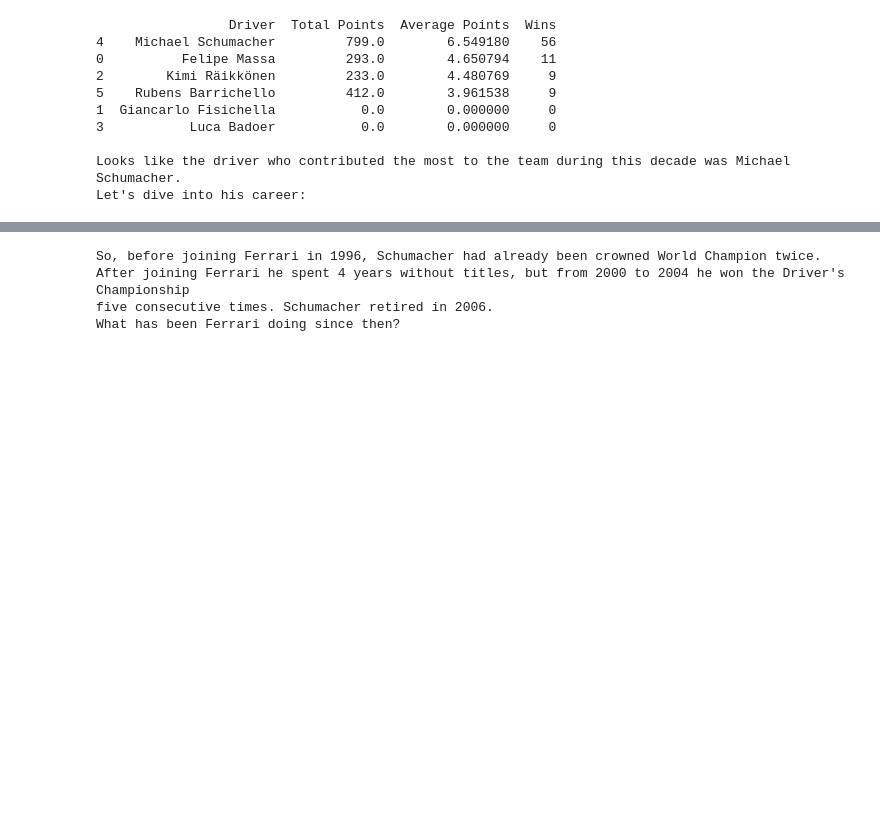
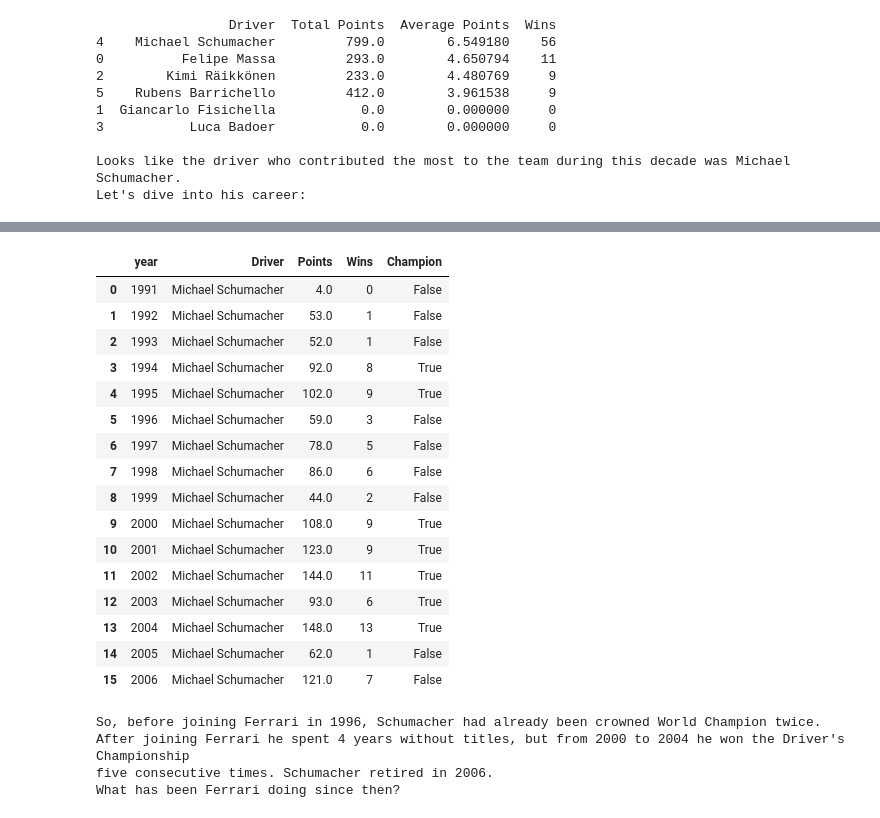
Before and after one commit to pablogalleg/python_assignment, a Jupyter notebook: group_assignment.ipynb, the cells around one changed output, grey strips where cells are left out. Drawn from its saved outputs; the diff is of its cells as text; code cells hidden in the pictures; blank space fills up the shorter version.

```diff
--- a/group_assignment.ipynb
+++ b/group_assignment.ipynb
@@ -939,3 +874,50 @@ Let's quickly check during what years Schumacher was the champion:
+# %%
+schumacher_data = df[
+    (df['driver'] == 'Michael Schumacher') &
+    (df['year'].between(1991, 2006))
+]
+
+schumacher_summary = schumacher_data.groupby('year').agg({
+    'points': 'sum',  # Total points per year
+    'final_position': lambda x: (x == 1).sum()  # Total wins per year
+}).reset_index()
+
+schumacher_summary.rename(columns={
+    'points': 'Points',
+    'final_position': 'Wins'
+}, inplace=True)
+
+points_by_driver_year = f1_data.groupby(['driver', 'year'])['points'].sum().reset_index()
+driver_champions = points_by_driver_year.loc[points_by_driver_year.groupby('year')['points'].idxmax()]
+
+schumacher_summary['Champion'] = schumacher_summary['year'].apply(
+    lambda year: driver_champions[
+        (driver_champions['driver'] == 'Michael Schumacher') & (driver_champions['year'] == year)
+    ].shape[0] > 0
+)
+
+schumacher_summary.insert(1, 'Driver', 'Michael Schumacher')
+
+
+schumacher_summary
+# %% [output]
+|  | year | Driver | Points | Wins | Champion |
+| 0 | 1991 | Michael Schumacher | 4.0 | 0 | False |
+| 1 | 1992 | Michael Schumacher | 53.0 | 1 | False |
+| 2 | 1993 | Michael Schumacher | 52.0 | 1 | False |
+| 3 | 1994 | Michael Schumacher | 92.0 | 8 | True |
+| 4 | 1995 | Michael Schumacher | 102.0 | 9 | True |
+| 5 | 1996 | Michael Schumacher | 59.0 | 3 | False |
+| 6 | 1997 | Michael Schumacher | 78.0 | 5 | False |
+| 7 | 1998 | Michael Schumacher | 86.0 | 6 | False |
+| 8 | 1999 | Michael Schumacher | 44.0 | 2 | False |
+| 9 | 2000 | Michael Schumacher | 108.0 | 9 | True |
+| 10 | 2001 | Michael Schumacher | 123.0 | 9 | True |
+| 11 | 2002 | Michael Schumacher | 144.0 | 11 | True |
+| 12 | 2003 | Michael Schumacher | 93.0 | 6 | True |
+| 13 | 2004 | Michael Schumacher | 148.0 | 13 | True |
+| 14 | 2005 | Michael Schumacher | 62.0 | 1 | False |
+| 15 | 2006 | Michael Schumacher | 121.0 | 7 | False |
 # %%
 print("So, before joining Ferrari in 1996, Schumacher had already been crowned World Champion twice.\nAfter joining Ferrari he spent 4 years without titles, but from 2000 to 2004 he won the Driver's Championship \nfive consecutive times. Schumacher retired in 2006.")
 print("What has been Ferrari doing since then? ")
```
Also changed, not shown: parts of 3 cells of this notebook.
